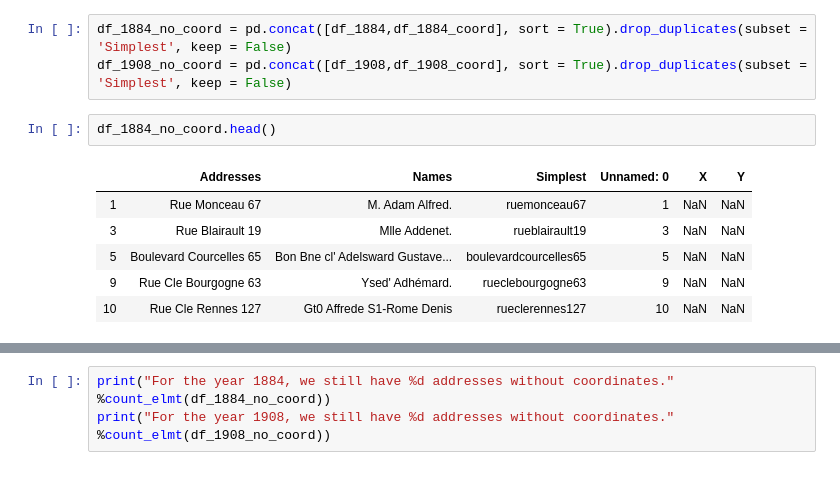
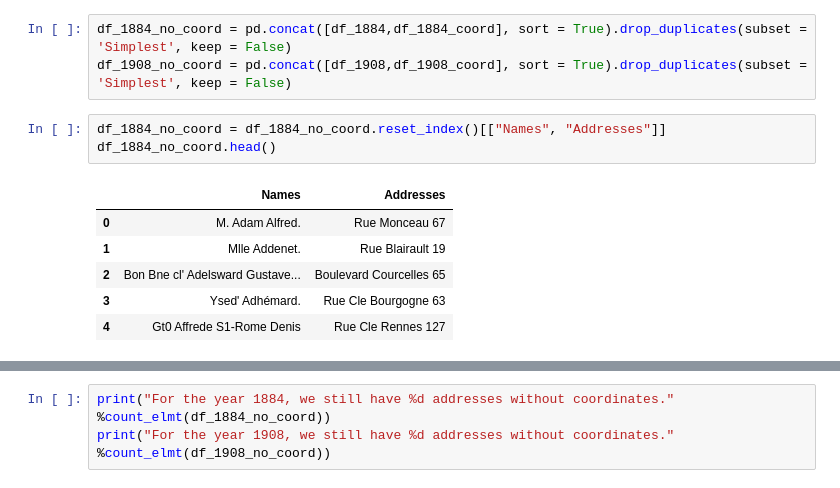
Before and after one commit to AndreaScalisi/FDH, a Jupyter notebook: get_coord.ipynb, the cells around one changed output, grey strips where cells are left out. Drawn from its saved outputs; the diff is of its cells as text.

```diff
--- a/get_coord.ipynb
+++ b/get_coord.ipynb
@@ -84,12 +84,13 @@ For the year 1908, we have 5594 addresses with coordinates.
 # %%
 df_1884_no_coord = pd.concat([df_1884,df_1884_coord], sort = True).drop_duplicates(subset = 'Simplest', keep = False)
 df_1908_no_coord = pd.concat([df_1908,df_1908_coord], sort = True).drop_duplicates(subset = 'Simplest', keep = False)
-# %%
-df_1884_no_coord.head()
-# %% [output]
-|  | Addresses | Names | Simplest | Unnamed: 0 | X | Y |
-| 1 | Rue Monceau 67 | M. Adam Alfred. | ruemonceau67 | 1 | NaN | NaN |
-| 3 | Rue Blairault 19 | Mlle Addenet. | rueblairault19 | 3 | NaN | NaN |
-| 5 | Boulevard Courcelles 65 | Bon Bne cl' Adelsward Gustave... | boulevardcourcelles65 | 5 | NaN | NaN |
-| 9 | Rue Cle Bourgogne 63 | Ysed' Adhémard. | rueclebourgogne63 | 9 | NaN | NaN |
-| 10 | Rue Cle Rennes 127 | Gt0 Affrede S1-Rome Denis | rueclerennes127 | 10 | NaN | NaN |
+# %%
+df_1884_no_coord = df_1884_no_coord.reset_index()[["Names", "Addresses"]]
+df_1884_no_coord.head()
+# %% [output]
+|  | Names | Addresses |
+| 0 | M. Adam Alfred. | Rue Monceau 67 |
+| 1 | Mlle Addenet. | Rue Blairault 19 |
+| 2 | Bon Bne cl' Adelsward Gustave... | Boulevard Courcelles 65 |
+| 3 | Ysed' Adhémard. | Rue Cle Bourgogne 63 |
+| 4 | Gt0 Affrede S1-Rome Denis | Rue Cle Rennes 127 |
```
Also changed, not shown: parts of 3 cells of this notebook.
